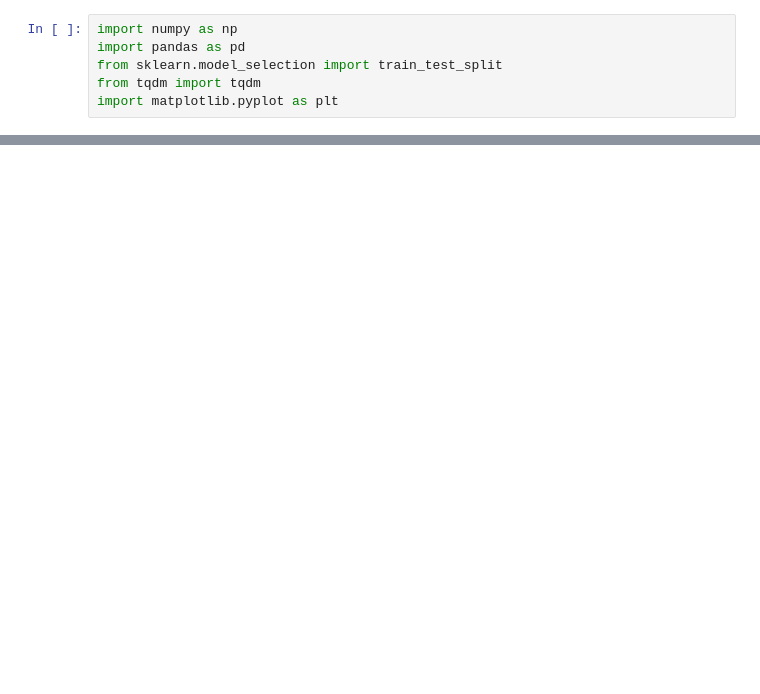
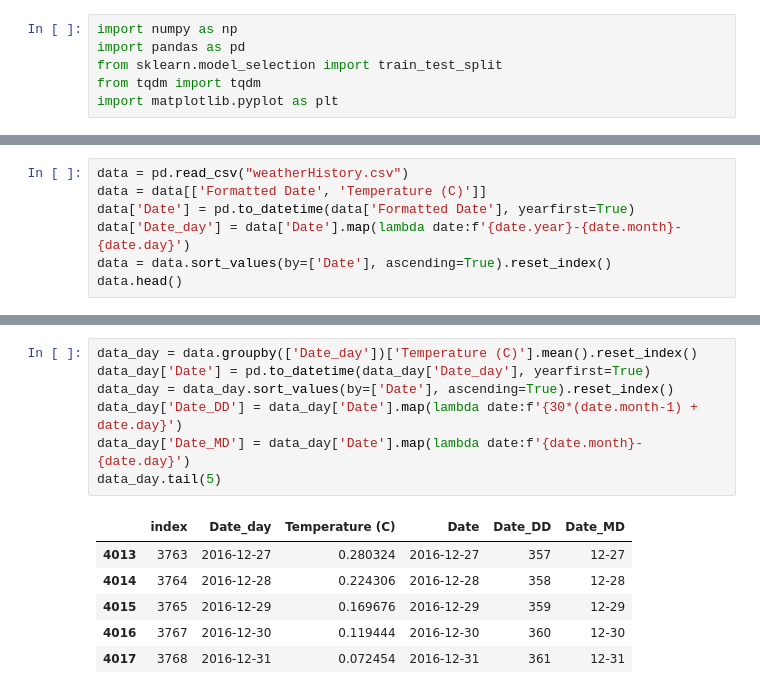
Before and after one commit to MSaberian/PyLearnMachineLearning, a Jupyter notebook: PyLearnMLPerceptron2/weather.ipynb, the cells around one changed output, grey strips where cells are left out. Cells and saved outputs as stored; diff of their text form; blank space fills up the shorter version.

```diff
--- a/PyLearnMLPerceptron2/weather.ipynb
+++ b/PyLearnMLPerceptron2/weather.ipynb
@@ -17,0 +7,7 @@ df.head()
+# %%
+data = pd.read_csv("weatherHistory.csv")
+data = data[['Formatted Date', 'Temperature (C)']]
+data['Date'] = pd.to_datetime(data['Formatted Date'], yearfirst=True)
+data['Date_day'] = data['Date'].map(lambda date:f'{date.year}-{date.month}-{date.day}')
+data = data.sort_values(by=['Date'], ascending=True).reset_index()
+data.head()
@@ -17,0 +21,14 @@ df.head()
+# %%
+data_day = data.groupby(['Date_day'])['Temperature (C)'].mean().reset_index()
+data_day['Date'] = pd.to_datetime(data_day['Date_day'], yearfirst=True)
+data_day = data_day.sort_values(by=['Date'], ascending=True).reset_index()
+data_day['Date_DD'] = data_day['Date'].map(lambda date:f'{30*(date.month-1) + date.day}')
+data_day['Date_MD'] = data_day['Date'].map(lambda date:f'{date.month}-{date.day}')
+data_day.tail(5)
+# %% [output]
+|  | index | Date_day | Temperature (C) | Date | Date_DD | Date_MD |
+| 4013 | 3763 | 2016-12-27 | 0.280324 | 2016-12-27 | 357 | 12-27 |
+| 4014 | 3764 | 2016-12-28 | 0.224306 | 2016-12-28 | 358 | 12-28 |
+| 4015 | 3765 | 2016-12-29 | 0.169676 | 2016-12-29 | 359 | 12-29 |
+| 4016 | 3767 | 2016-12-30 | 0.119444 | 2016-12-30 | 360 | 12-30 |
+| 4017 | 3768 | 2016-12-31 | 0.072454 | 2016-12-31 | 361 | 12-31 |
```
Also changed, not shown: parts of 6 cells of this notebook, 4 other files.
